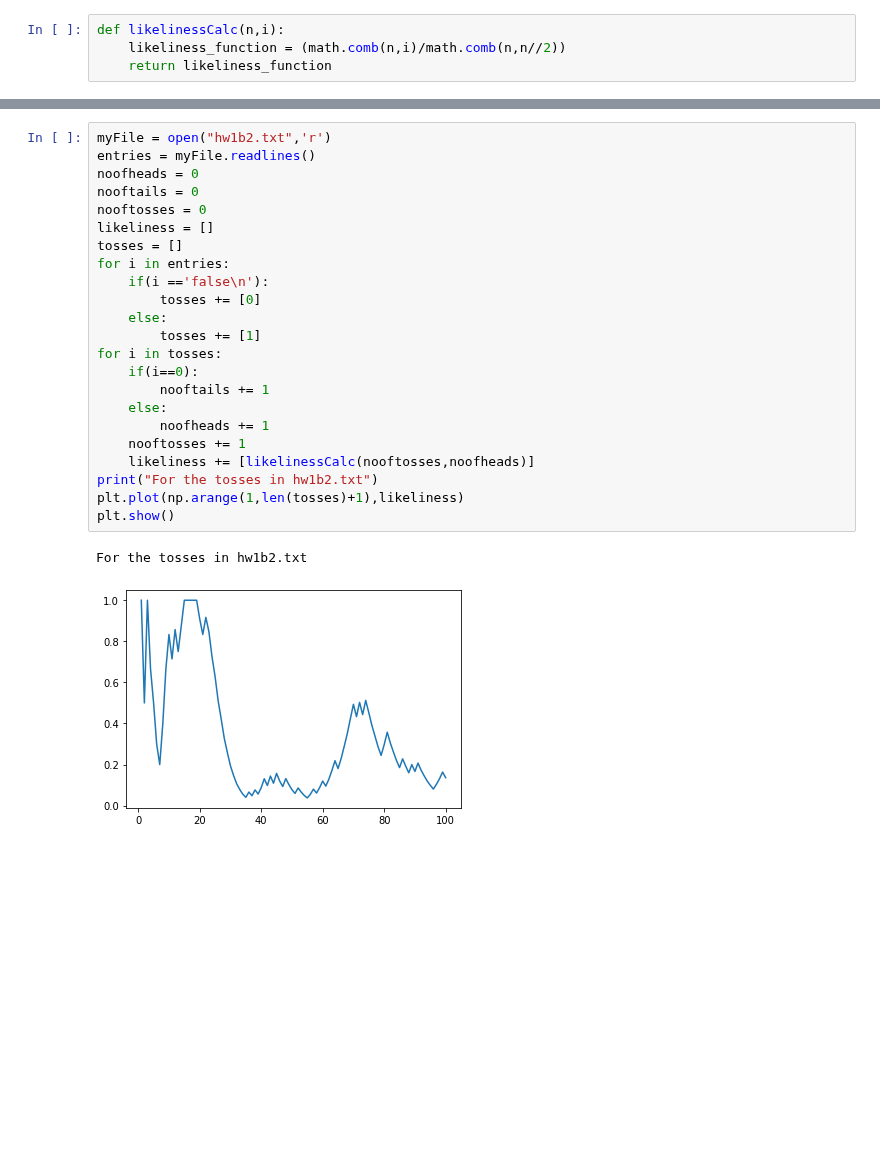
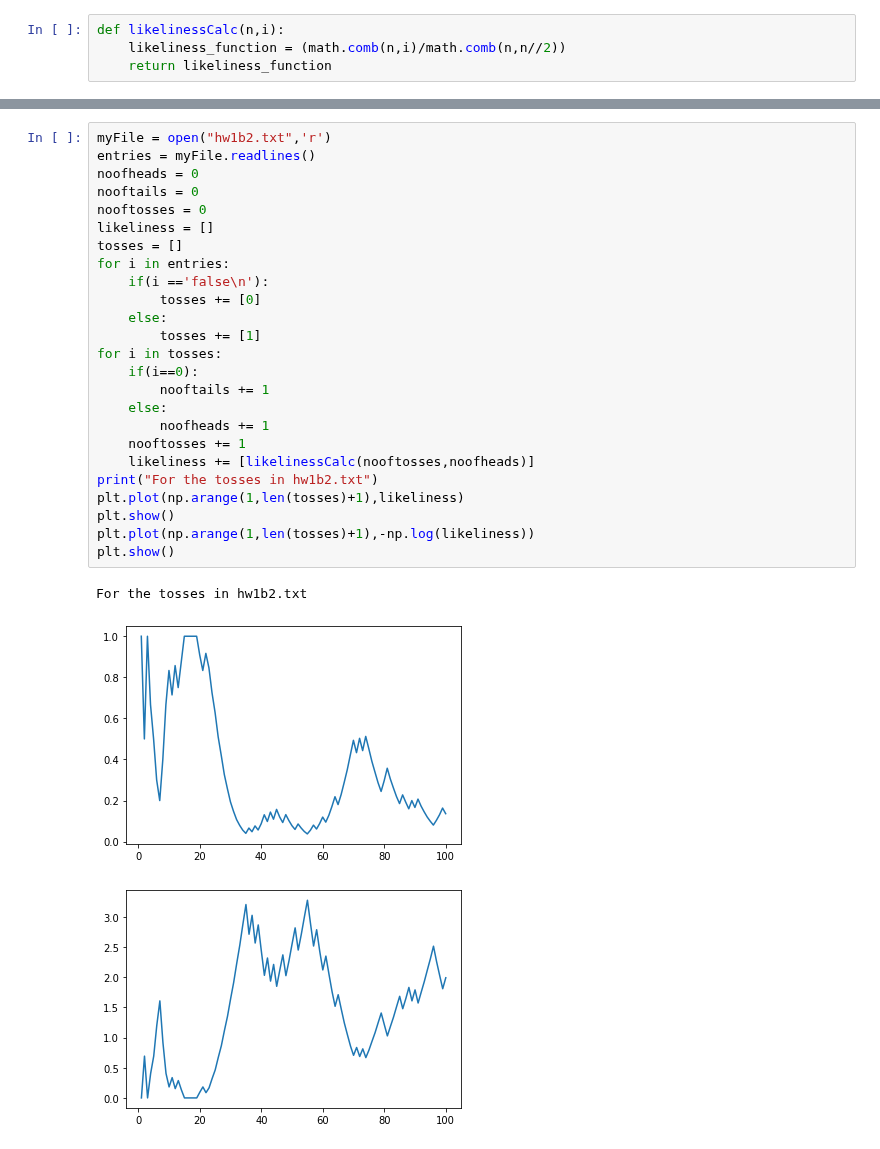
Before and after one commit to rohankalbag/EE325-Assignments, a Jupyter notebook: Q2.ipynb, the cells around one changed output, grey strips where cells are left out. Drawn from its saved outputs; the diff is of its cells as text; blank space fills up the shorter version.

```diff
--- a/Q2.ipynb
+++ b/Q2.ipynb
@@ -36,29 +39,32 @@ For the tosses in hw1b1.txt
 # %%
 myFile = open("hw1b2.txt",'r')
 entries = myFile.readlines()
 noofheads = 0
 nooftails = 0
 nooftosses = 0
 likeliness = []
 tosses = []
 for i in entries:
     if(i =='false\n'):
         tosses += [0]
     else:
         tosses += [1]
 for i in tosses:
     if(i==0):
         nooftails += 1
     else:
         noofheads += 1
     nooftosses += 1
     likeliness += [likelinessCalc(nooftosses,noofheads)]
 print("For the tosses in hw1b2.txt")
 plt.plot(np.arange(1,len(tosses)+1),likeliness)
 plt.show()
+plt.plot(np.arange(1,len(tosses)+1),-np.log(likeliness))
+plt.show()
 # %% [output]
 For the tosses in hw1b2.txt
 [figure]
+[figure, added]
 # %%
 myFile = open("hw1b3.txt",'r')
 entries = myFile.readlines()
```
Also changed, not shown: parts of 3 cells of this notebook.
